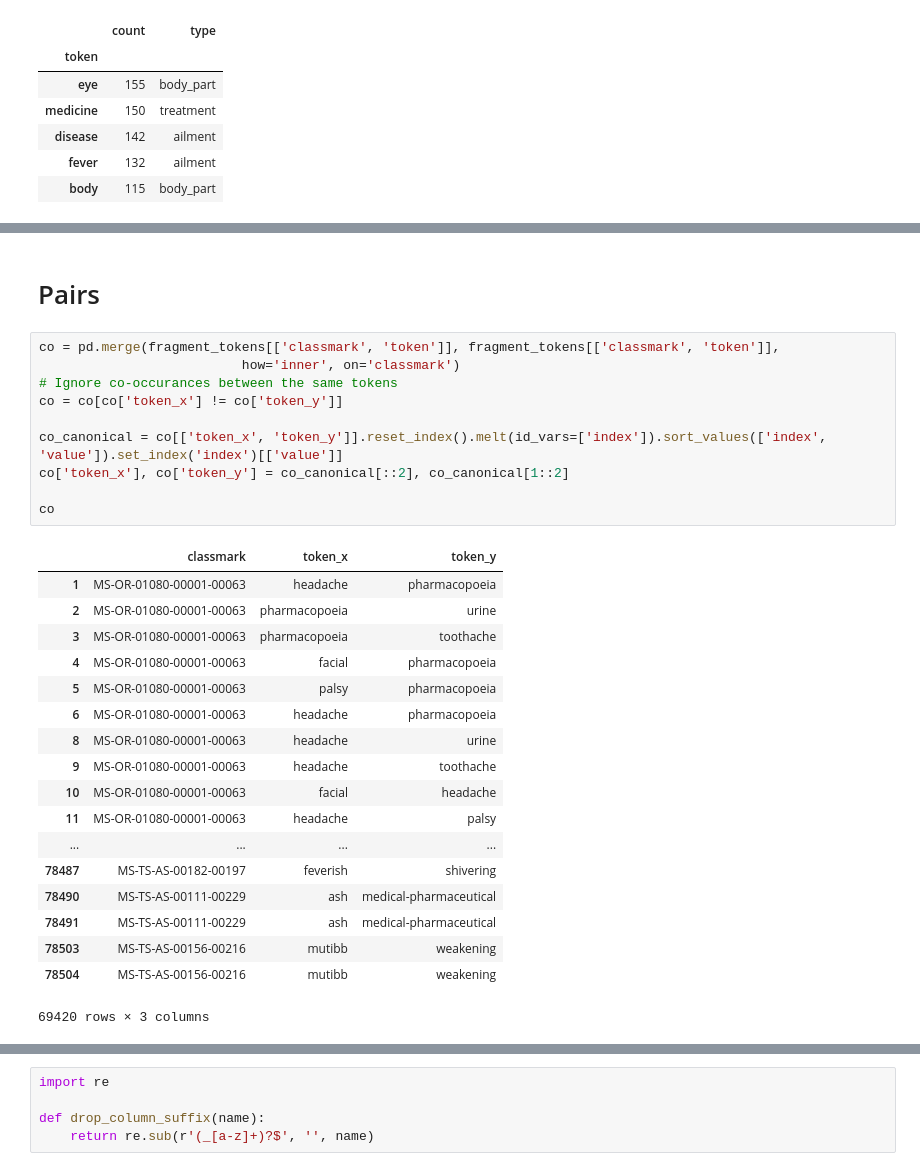
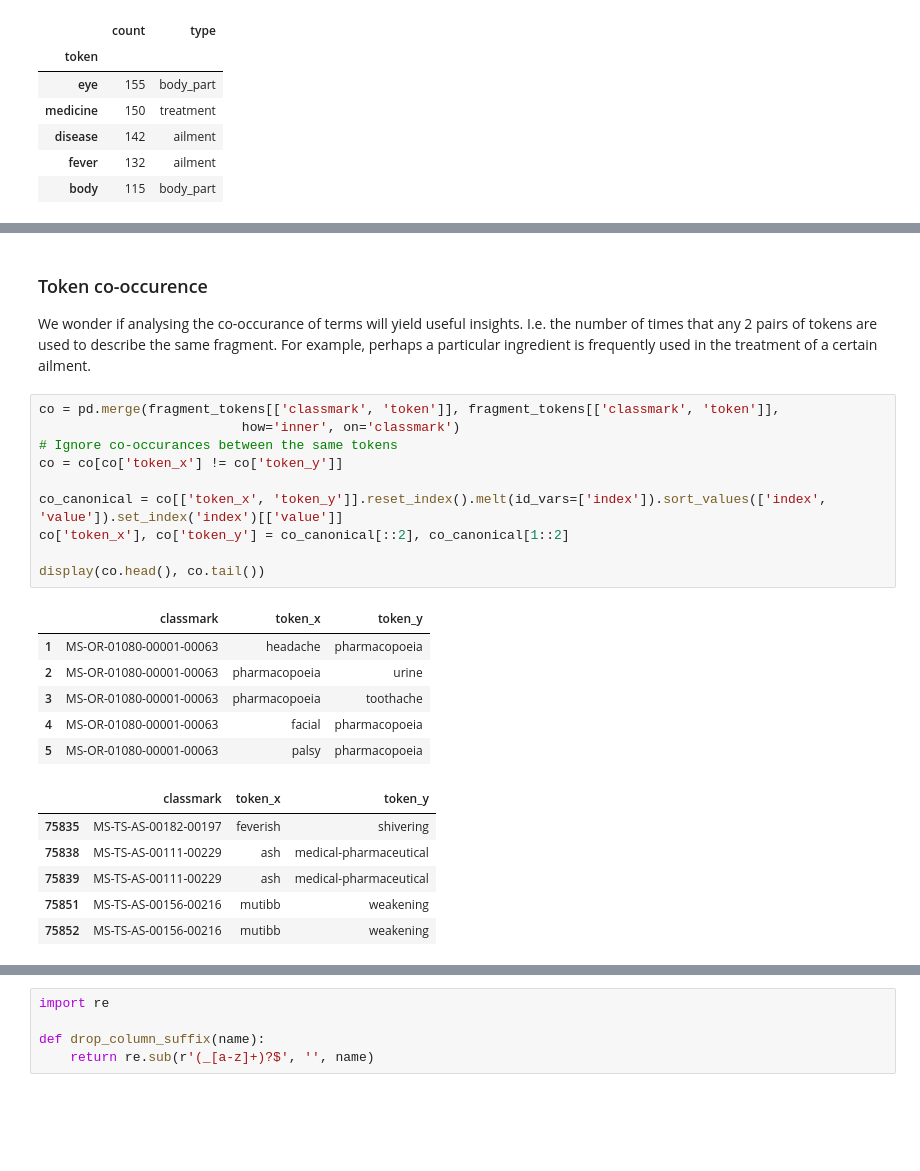
Before and after one commit to CamLib/genizah-medical-visualisation, a Jupyter notebook: notebooks/04-data-visualisation.ipynb, the cells around one changed output, grey strips where cells are left out. Saved outputs shown, nothing was run; the diff lists cells and outputs as text; blank space fills up the shorter version.

```diff
--- a/notebooks/04-data-visualisation.ipynb
+++ b/notebooks/04-data-visualisation.ipynb
@@ -334,34 +355,30 @@ List the most frequently appearing terms in each category.
-# %% [markdown]
-# Pairs
+# %% [markdown]
+### Token co-occurence
+
+We wonder if analysing the co-occurance of terms will yield useful insights. I.e. the number of times that any 2 pairs of tokens are used to describe the same fragment. For example, perhaps a particular ingredient is frequently used in the treatment of a certain ailment.
 # %%
 co = pd.merge(fragment_tokens[['classmark', 'token']], fragment_tokens[['classmark', 'token']],
                           how='inner', on='classmark')
 # Ignore co-occurances between the same tokens
 co = co[co['token_x'] != co['token_y']]
 
 co_canonical = co[['token_x', 'token_y']].reset_index().melt(id_vars=['index']).sort_values(['index', 'value']).set_index('index')[['value']]
 co['token_x'], co['token_y'] = co_canonical[::2], co_canonical[1::2]
 
-co
+display(co.head(), co.tail())
 # %% [output]
 |  | classmark | token_x | token_y |
 | 1 | MS-OR-01080-00001-00063 | headache | pharmacopoeia |
 | 2 | MS-OR-01080-00001-00063 | pharmacopoeia | urine |
 | 3 | MS-OR-01080-00001-00063 | pharmacopoeia | toothache |
 | 4 | MS-OR-01080-00001-00063 | facial | pharmacopoeia |
 | 5 | MS-OR-01080-00001-00063 | palsy | pharmacopoeia |
-| 6 | MS-OR-01080-00001-00063 | headache | pharmacopoeia |
-| 8 | MS-OR-01080-00001-00063 | headache | urine |
-| 9 | MS-OR-01080-00001-00063 | headache | toothache |
-| 10 | MS-OR-01080-00001-00063 | facial | headache |
-| 11 | MS-OR-01080-00001-00063 | headache | palsy |
-| ... | ... | ... | ... |
-| 78487 | MS-TS-AS-00182-00197 | feverish | shivering |
-| 78490 | MS-TS-AS-00111-00229 | ash | medical-pharmaceutical |
-| 78491 | MS-TS-AS-00111-00229 | ash | medical-pharmaceutical |
-| 78503 | MS-TS-AS-00156-00216 | mutibb | weakening |
-| 78504 | MS-TS-AS-00156-00216 | mutibb | weakening |
-69420 rows × 3 columns
+|  | classmark | token_x | token_y |
+| 75835 | MS-TS-AS-00182-00197 | feverish | shivering |
+| 75838 | MS-TS-AS-00111-00229 | ash | medical-pharmaceutical |
+| 75839 | MS-TS-AS-00111-00229 | ash | medical-pharmaceutical |
+| 75851 | MS-TS-AS-00156-00216 | mutibb | weakening |
+| 75852 | MS-TS-AS-00156-00216 | mutibb | weakening |
 # %%
 co_occurrences = pd.merge(fragment_tokens[['classmark', 'token']], fragment_tokens[['classmark', 'token']],
                           how='inner', on='classmark')
```
Also changed, not shown: parts of 46 cells of this notebook, 12 other files.
